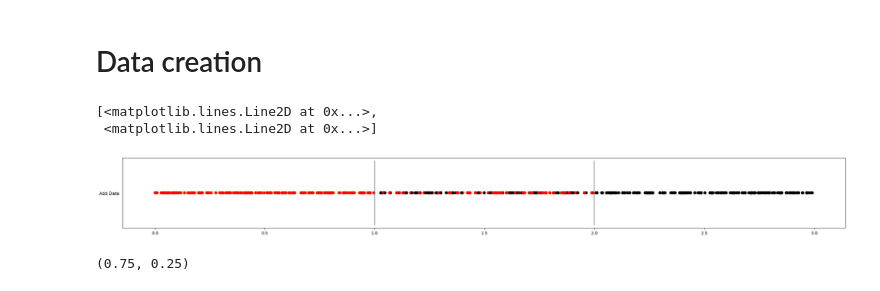
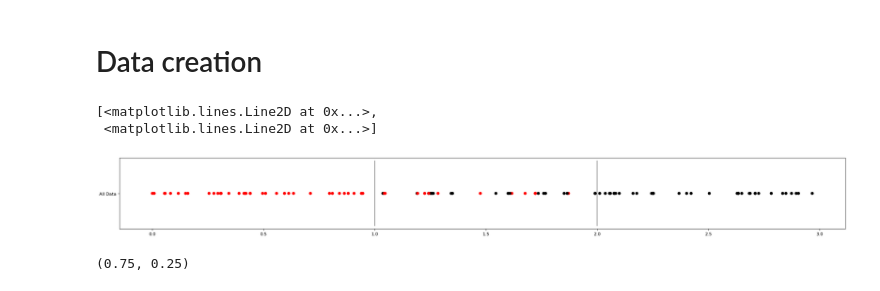
Before and after one commit to mhshaker/Calibration, a Jupyter notebook: Data_simulation_test.ipynb, the cells around one changed output. Drawn from its saved outputs; the diff is of its cells as text; code cells hidden in the pictures.

```diff
--- a/Data_simulation_test.ipynb
+++ b/Data_simulation_test.ipynb
@@ -23,30 +24,30 @@ calibration_method = "isotonic"
 # Data creation
 # %%
 
-data_size = 500
+data_size = 100
 
 x = np.random.uniform(low=0, high=3, size=(data_size,))
 y = np.where(x<1, 0, np.where(x>2, 1, 1/2))
 mid_index = np.argwhere(y==1/2)
 mid_index = mid_index.reshape(-1)
 rand_y = np.random.binomial(size=len(mid_index), n=1, p= 0.5)
 y[mid_index] = rand_y
 x = x.reshape(-1,1)
 
 x_train, x_test_all, y_train, y_test_all = train_test_split(x, y, test_size=0.4, shuffle=True, random_state=seed)
 x_test, x_calib, y_test, y_calib = train_test_split(x_test_all, y_test_all, test_size=0.5, shuffle=True, random_state=seed)
 
 figure(figsize=(30, 3), dpi=80)
 # plt.plot(x, np.zeros_like(x), "x", color="y")
 colors = ['red','black']
-plt.scatter(x, np.full(len(x), "Add Data"), c=y, cmap=matplotlib.colors.ListedColormap(colors))
+plt.scatter(x, np.full(len(x), "All Data"), c=y, cmap=matplotlib.colors.ListedColormap(colors))
 x1, y1 = [1, 1], [1, -1]
 x2, y2 = [2, 2], [1, -1]
 plt.plot(x1, y1, x2, y2, c="gray")
 # %% [output]
 [<matplotlib.lines.Line2D at 0x...>,
  <matplotlib.lines.Line2D at 0x...>]
-[figure, old version]
+[figure, new version]
 # %%
 # optimal prob
 from math import nan
```
Also changed, not shown: parts of 13 cells of this notebook.
